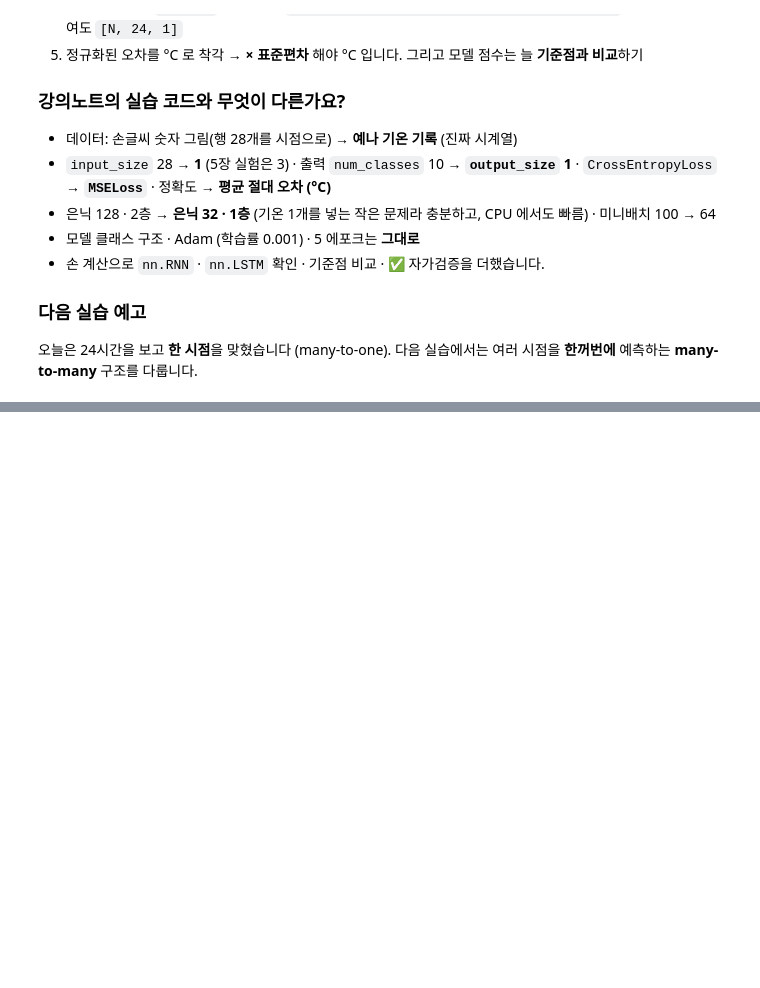
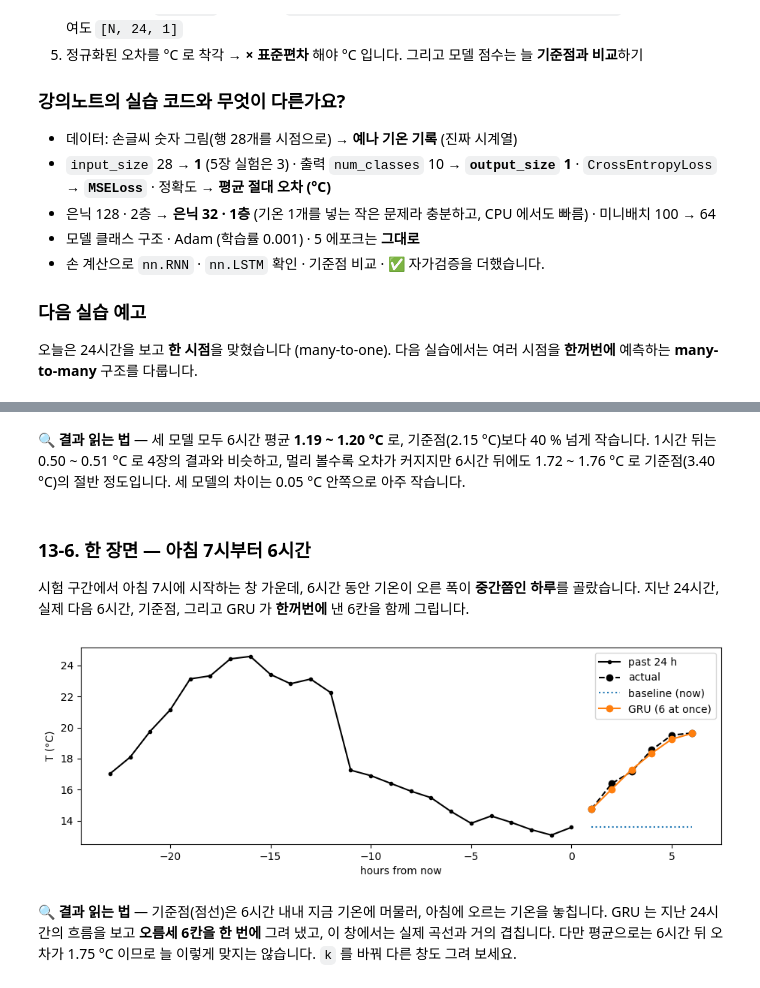
Before and after one commit to baekja/Lecture_DL-AE, a Jupyter notebook: PyTorch_RNN_Jena/jena_rnn_complete.ipynb, the cells around one changed output, grey strips where cells are left out. Saved outputs shown, nothing was run; the diff lists cells and outputs as text; code cells hidden in the pictures; blank space fills up the shorter version.

Commit message:
RNN·LSTM·GRU notebook: add §13 many-to-many (next 6 hours at once)
Co-Authored-By: Claude Opus 5.5 <noreply@anthropic.com>

```diff
--- a/PyTorch_RNN_Jena/jena_rnn_complete.ipynb
+++ b/PyTorch_RNN_Jena/jena_rnn_complete.ipynb
@@ -750,0 +835,6 @@ optimizer.step()           # 4️⃣ 가중치 업데이트
+# %%
+train6 = TensorDataset(X6_train, y6_train)    # (입력 창, 정답 6칸) 짝들
+loader6 = DataLoader(train6, batch_size=BATCH, shuffle=True,  # 4장과 같은 64개씩
+                     generator=torch.Generator().manual_seed(0))  # 섞는 순서 고정
+X_batch, y_batch = next(iter(loader6))        # 첫 미니배치 하나 꺼내 보기
+print("미니배치:", tuple(X_batch.shape), "→", tuple(y_batch.shape))  # 📐 [64, 24, 1] → [64, 6]
@@ -750,0 +843,13 @@ optimizer.step()           # 4️⃣ 가중치 업데이트
+# %%
+res6 = {}                                     # 모델별 결과를 모을 상자
+for name, Model in [("RNN", RNNModel), ("LSTM", LSTMModel), ("GRU", GRUModel)]:  # 차례로
+    torch.manual_seed(0)                      # 같은 출발점 (재현용)
+    model = Model(1, 32, 1, OUT).to(device)   # ⭐ 출력 6칸 (4장은 1칸)
+    optimizer = torch.optim.Adam(model.parameters(), lr=1e-3)  # 4장과 같은 Adam · 0.001
+    start = time.time()                       # ⏱ 시작
+    for epoch in range(EPOCHS):               # 5 에포크
+        train_one_epoch(model, loader6, optimizer)  # 4장의 학습 함수 그대로
+    sec = time.time() - start                 # ⏱ 걸린 시간
+    test = evaluate_mae(model, X6_test, y6_test)  # 4장의 채점 함수 → 6시간 평균 °C
+    res6[name] = dict(model=model, test=test, sec=sec)  # 기록
+    print(f"{name:>4}: 시험 오차 {test:.2f} °C (6시간 평균) · ⏱ {sec:.0f}초")  # 결과
@@ -750,0 +863,10 @@ optimizer.step()           # 4️⃣ 가중치 업데이트
+# %%
+rows = {"기준점": base6_mae}                   # 시간별 오차 표 (첫 열: 기준점)
+with torch.no_grad():                         # 예측만 (미분 추적 끄기)
+    for name, r in res6.items():              # 세 모델
+        pred = r["model"](X6_test.to(device)).cpu()  # 시험 창 전체의 6칸 예측
+        rows[name] = mae_by_hour(pred, y6_test)      # 시간별 오차 (°C)
+for name, r in res6.items():                  # 자가검증: 셋 다 기준점보다 확실히 작게
+    check_range(f"{name} 6시간 평균 (°C)", r["test"], 0.9, 1.6)  # ✅ 기준점 2.15 보다 작게
+hours = [f"{h}시간 뒤" for h in range(1, OUT + 1)]  # 행 이름: 1시간 뒤 ~ 6시간 뒤
+pd.DataFrame({k: v.numpy().round(2) for k, v in rows.items()}, index=hours)  # 표로 보기
@@ -750,0 +884,23 @@ optimizer.step()           # 4️⃣ 가중치 업데이트
+# %% [markdown]
+🔍 **결과 읽는 법** — 세 모델 모두 6시간 평균 **1.19 ~ 1.20 °C** 로, 기준점(2.15 °C)보다 40 % 넘게 작습니다. 1시간 뒤는 0.50 ~ 0.51 °C 로 4장의 결과와 비슷하고, 멀리 볼수록 오차가 커지지만 6시간 뒤에도 1.72 ~ 1.76 °C 로 기준점(3.40 °C)의 절반 정도입니다. 세 모델의 차이는 0.05 °C 안쪽으로 아주 작습니다.
+# %% [markdown]
+### 13-6. 한 장면 — 아침 7시부터 6시간
+시험 구간에서 아침 7시에 시작하는 창 가운데, 6시간 동안 기온이 오른 폭이 **중간쯤인 하루**를 골랐습니다. 지난 24시간, 실제 다음 6시간, 기준점, 그리고 GRU 가 **한꺼번에** 낸 6칸을 함께 그립니다.
+# %%
+k = 3395                                      # 시험 구간의 창 하나 (아침 7시부터 6시간)
+past = X6_test[k, :, 0] * std[0] + mean[0]    # 지난 24시간 (°C 로 되돌리기)
+true = y6_test[k] * std[0] + mean[0]          # 실제 다음 6시간 (°C)
+gru6 = res6["GRU"]["model"]                   # 학습한 GRU
+with torch.no_grad():                         # 예측만
+    pred = gru6(X6_test[k:k + 1].to(device)).cpu()[0] * std[0] + mean[0]  # 6칸 (°C)
+hrs = range(1, OUT + 1)                       # 1 ~ 6시간 뒤
+plt.figure(figsize=(11, 3.4))                 # 가로로 긴 그래프
+plt.plot(range(-23, 1), past, "k.-", label="past 24 h")      # 지난 24시간 (0 = 지금)
+plt.plot(hrs, true, "ko--", label="actual")                  # 실제 다음 6시간
+plt.plot(hrs, past[-1].repeat(OUT), ":", label="baseline (now)")  # 기준점: 지금 그대로
+plt.plot(hrs, pred, "o-", label="GRU (6 at once)")           # GRU 가 한꺼번에 낸 6칸
+plt.xlabel("hours from now"); plt.ylabel("T (°C)"); plt.legend(); plt.show()  # 축 · 범례
+# %% [output]
+[figure, added]
+# %% [markdown]
+🔍 **결과 읽는 법** — 기준점(점선)은 6시간 내내 지금 기온에 머물러, 아침에 오르는 기온을 놓칩니다. GRU 는 지난 24시간의 흐름을 보고 **오름세 6칸을 한 번에** 그려 냈고, 이 창에서는 실제 곡선과 거의 겹칩니다. 다만 평균으로는 6시간 뒤 오차가 1.75 °C 이므로 늘 이렇게 맞지는 않습니다. `k` 를 바꿔 다른 창도 그려 보세요.
```
Also changed, not shown: parts of 17 cells of this notebook, 2 other files.
